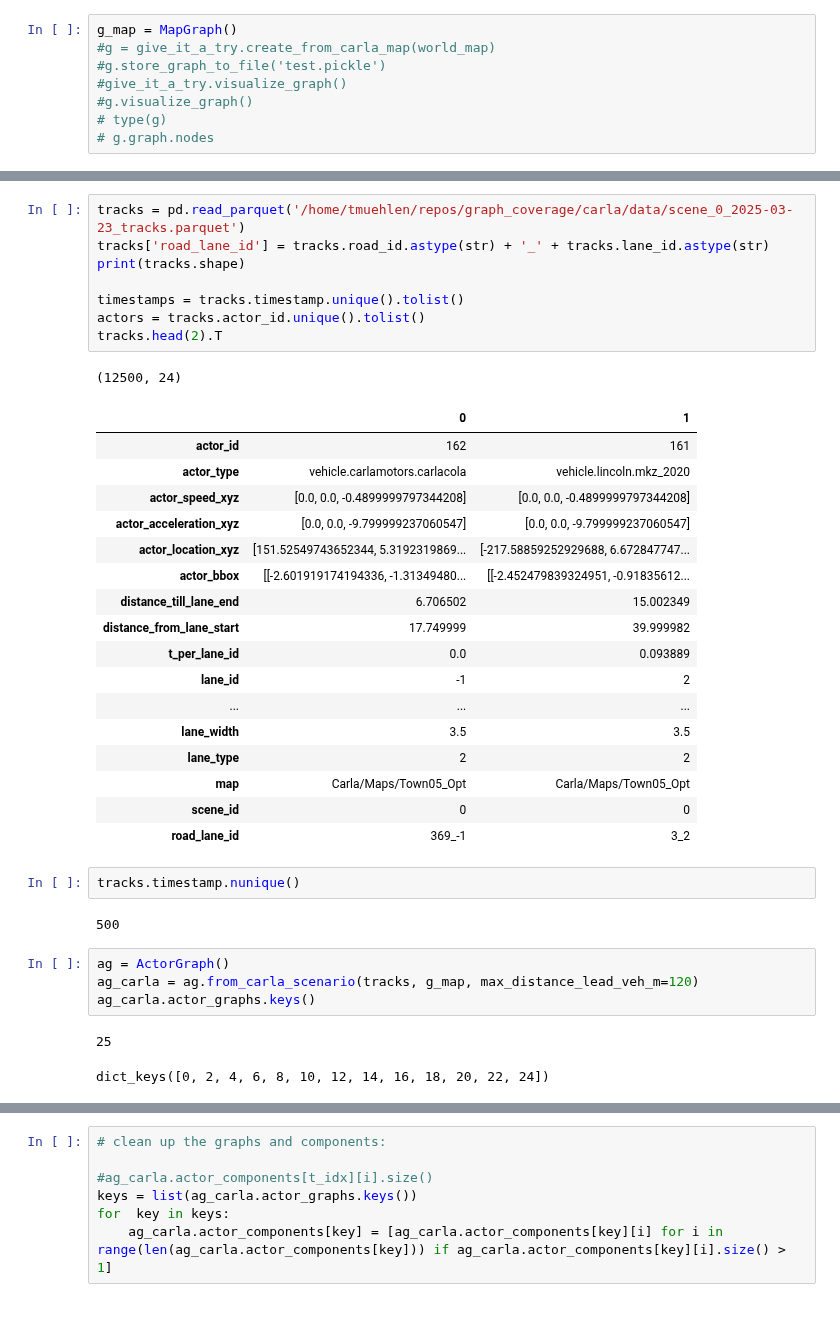
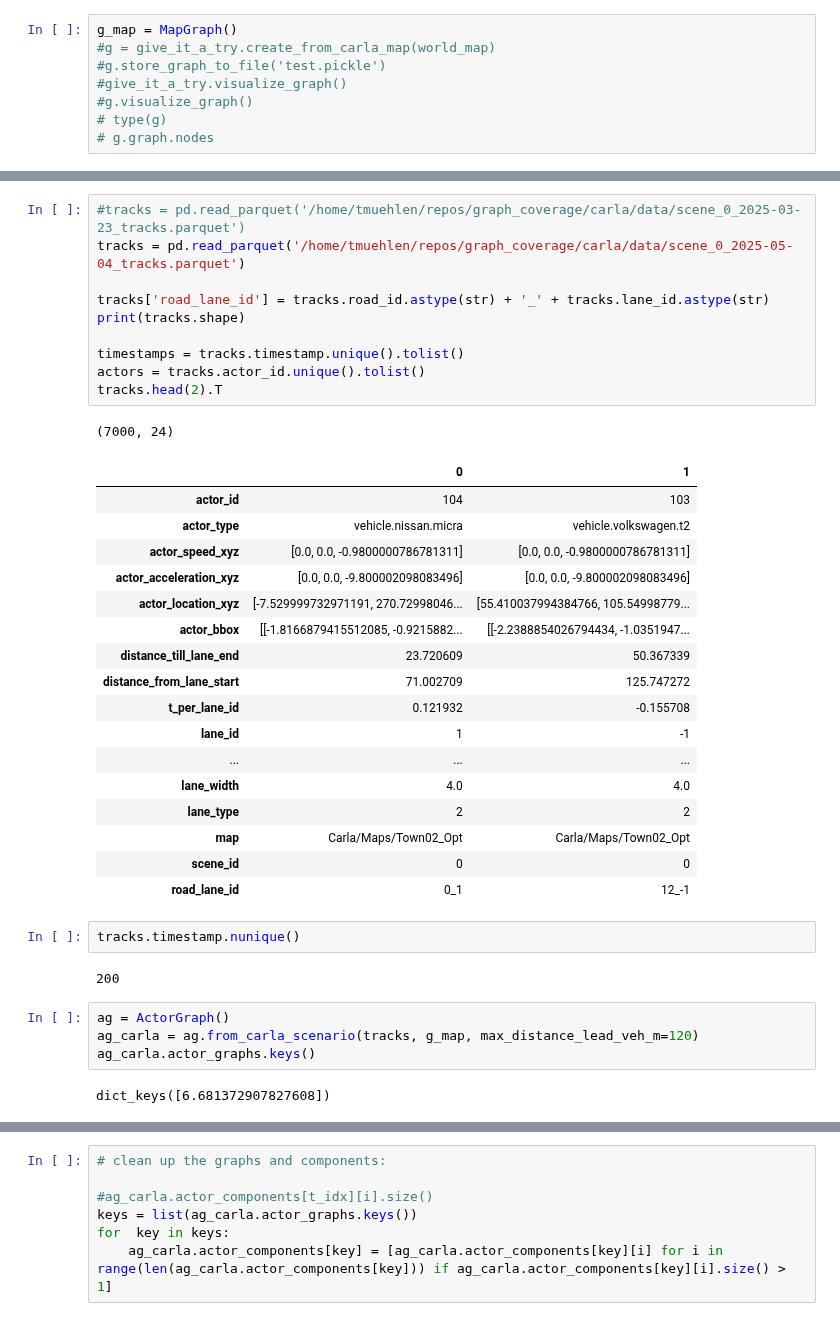
Before and after one commit to tmuehlen80/graph_coverage, a Jupyter notebook: Notebooks/carla/graphs_eda.ipynb, the cells around one changed output, grey strips where cells are left out. Drawn from its saved outputs; the diff is of its cells as text.

Commit message:
updates for carla

```diff
--- a/Notebooks/carla/graphs_eda.ipynb
+++ b/Notebooks/carla/graphs_eda.ipynb
@@ -73,40 +73,41 @@ pd.DataFrame(g_map.graph.edges(data=True))
 # %%
-tracks = pd.read_parquet('/home/tmuehlen/repos/graph_coverage/carla/data/scene_0_2025-03-23_tracks.parquet')
+#tracks = pd.read_parquet('/home/tmuehlen/repos/graph_coverage/carla/data/scene_0_2025-03-23_tracks.parquet')
+tracks = pd.read_parquet('/home/tmuehlen/repos/graph_coverage/carla/data/scene_0_2025-05-04_tracks.parquet')
+
 tracks['road_lane_id'] = tracks.road_id.astype(str) + '_' + tracks.lane_id.astype(str)
 print(tracks.shape)
 
 timestamps = tracks.timestamp.unique().tolist()
 actors = tracks.actor_id.unique().tolist()
 tracks.head(2).T
 # %% [output]
-(12500, 24)
+(7000, 24)
 |  | 0 | 1 |
-| actor_id | 162 | 161 |
-| actor_type | vehicle.carlamotors.carlacola | vehicle.lincoln.mkz_2020 |
-| actor_speed_xyz | [0.0, 0.0, -0.4899999797344208] | [0.0, 0.0, -0.4899999797344208] |
-| actor_acceleration_xyz | [0.0, 0.0, -9.799999237060547] | [0.0, 0.0, -9.799999237060547] |
-| actor_location_xyz | [151.52549743652344, 5.3192319869... | [-217.58859252929688, 6.672847747... |
-| actor_bbox | [[-2.601919174194336, -1.31349480... | [[-2.452479839324951, -0.91835612... |
-| distance_till_lane_end | 6.706502 | 15.002349 |
-| distance_from_lane_start | 17.749999 | 39.999982 |
-| t_per_lane_id | 0.0 | 0.093889 |
-| lane_id | -1 | 2 |
+| actor_id | 104 | 103 |
+| actor_type | vehicle.nissan.micra | vehicle.volkswagen.t2 |
+| actor_speed_xyz | [0.0, 0.0, -0.9800000786781311] | [0.0, 0.0, -0.9800000786781311] |
+| actor_acceleration_xyz | [0.0, 0.0, -9.800002098083496] | [0.0, 0.0, -9.800002098083496] |
+| actor_location_xyz | [-7.529999732971191, 270.72998046... | [55.410037994384766, 105.54998779... |
+| actor_bbox | [[-1.8166879415512085, -0.9215882... | [[-2.2388854026794434, -1.0351947... |
+| distance_till_lane_end | 23.720609 | 50.367339 |
+| distance_from_lane_start | 71.002709 | 125.747272 |
+| t_per_lane_id | 0.121932 | -0.155708 |
+| lane_id | 1 | -1 |
 | ... | ... | ... |
-| lane_width | 3.5 | 3.5 |
+| lane_width | 4.0 | 4.0 |
 | lane_type | 2 | 2 |
-| map | Carla/Maps/Town05_Opt | Carla/Maps/Town05_Opt |
+| map | Carla/Maps/Town02_Opt | Carla/Maps/Town02_Opt |
 | scene_id | 0 | 0 |
-| road_lane_id | 369_-1 | 3_2 |
+| road_lane_id | 0_1 | 12_-1 |
 # %%
 tracks.timestamp.nunique()
 # %% [output]
-500
+200
 # %%
 ag = ActorGraph()
 ag_carla = ag.from_carla_scenario(tracks, g_map, max_distance_lead_veh_m=120)
 ag_carla.actor_graphs.keys()
 # %% [output]
-25
+dict_keys([6.681372907827608])
-dict_keys([0, 2, 4, 6, 8, 10, 12, 14, 16, 18, 20, 22, 24])
 # %%
 #ag._create_track_data_carla(tracks)
```
Also changed, not shown: parts of 17 cells of this notebook, 7 other files.
